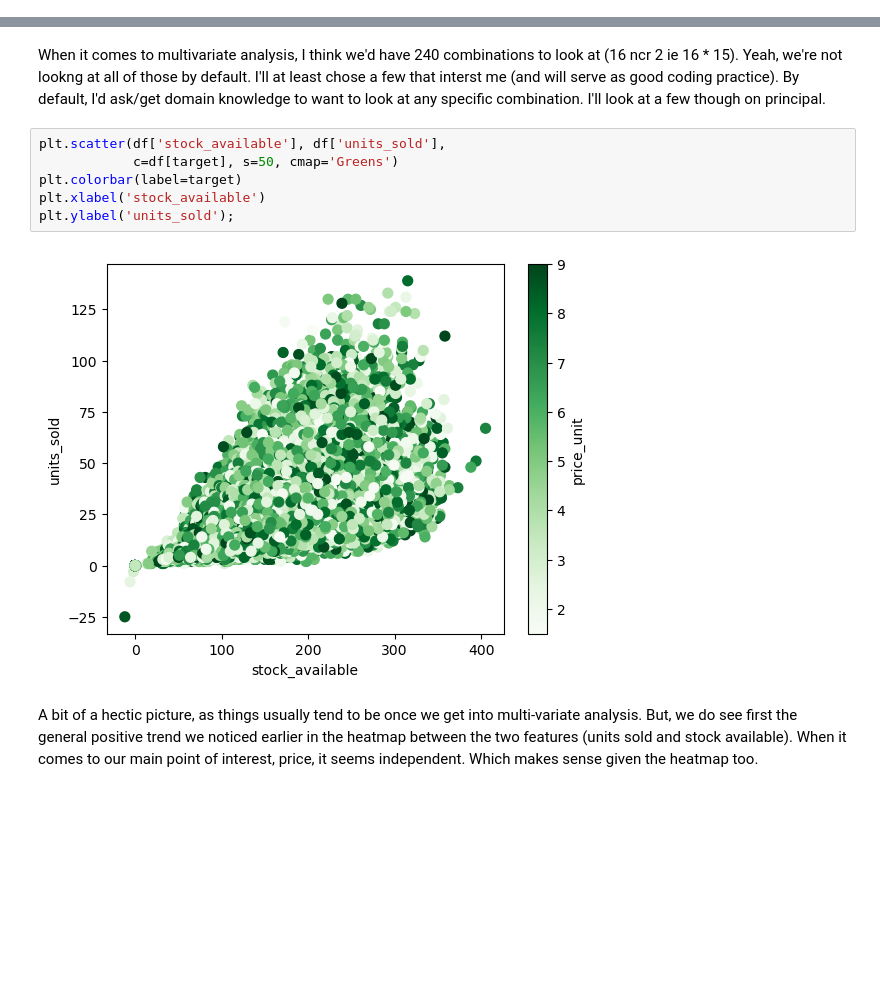
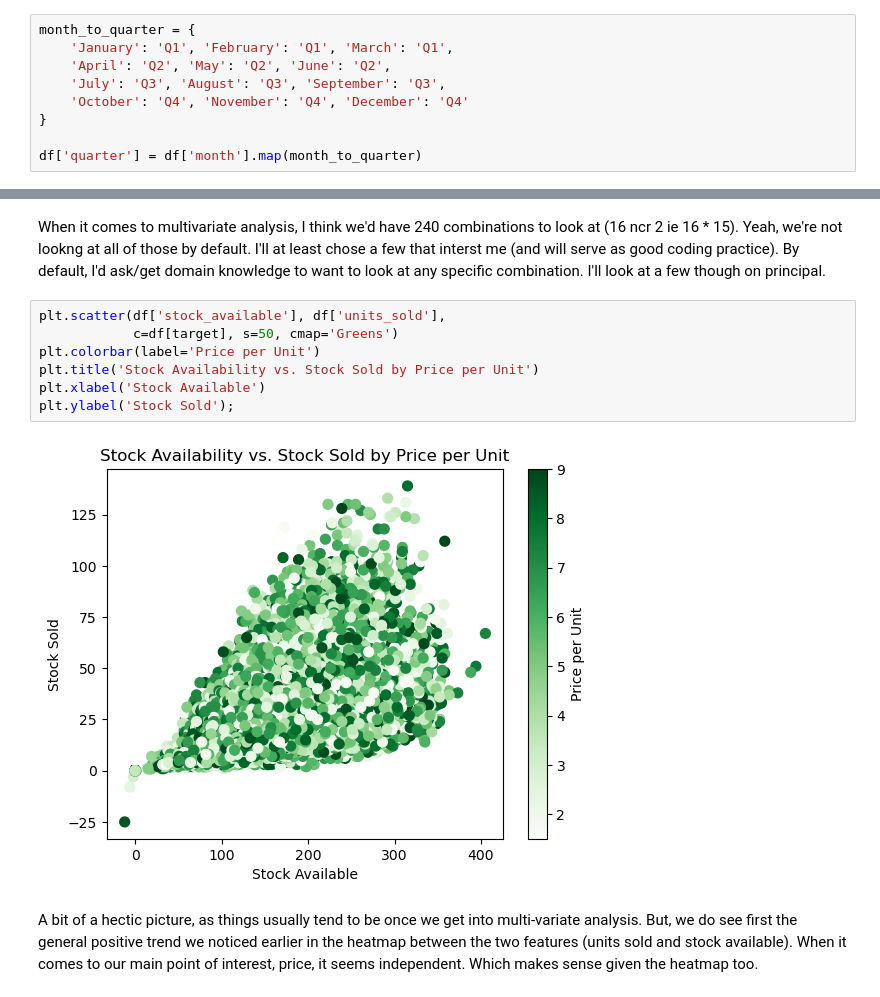
Before and after one commit to bwolff26/dairy_sales, a Jupyter notebook: code/ceda_i.ipynb, the cells around one changed output, grey strips where cells are left out. Cells and saved outputs as stored; diff of their text form; blank space fills up the shorter version.

```diff
--- a/code/ceda_i.ipynb
+++ b/code/ceda_i.ipynb
@@ -747,0 +763,9 @@ Phew, finally something to comment on. Anyways, like with the most of the featur
+# %%
+month_to_quarter = {
+    'January': 'Q1', 'February': 'Q1', 'March': 'Q1',
+    'April': 'Q2', 'May': 'Q2', 'June': 'Q2',
+    'July': 'Q3', 'August': 'Q3', 'September': 'Q3',
+    'October': 'Q4', 'November': 'Q4', 'December': 'Q4'
+}
+
+df['quarter'] = df['month'].map(month_to_quarter)
@@ -890,10 +951,11 @@ When it comes to multivariate analysis, I think we'd have 240 combinations to lo
 # %%
 plt.scatter(df['stock_available'], df['units_sold'],
             c=df[target], s=50, cmap='Greens')
-plt.colorbar(label=target)
-plt.xlabel('stock_available')
-plt.ylabel('units_sold');
+plt.colorbar(label='Price per Unit')
+plt.title('Stock Availability vs. Stock Sold by Price per Unit')
+plt.xlabel('Stock Available')
+plt.ylabel('Stock Sold');
 # %% [output]
-[figure, old version]
+[figure, new version]
 # %% [markdown]
 A bit of a hectic picture, as things usually tend to be once we get into multi-variate analysis. But, we do see first the general positive trend we noticed earlier in the heatmap between the two features (units sold and stock available). When it comes to our main point of interest, price, it seems independent. Which makes sense given the heatmap too.
```
Also changed, not shown: parts of 19 cells of this notebook, 2 other files.
